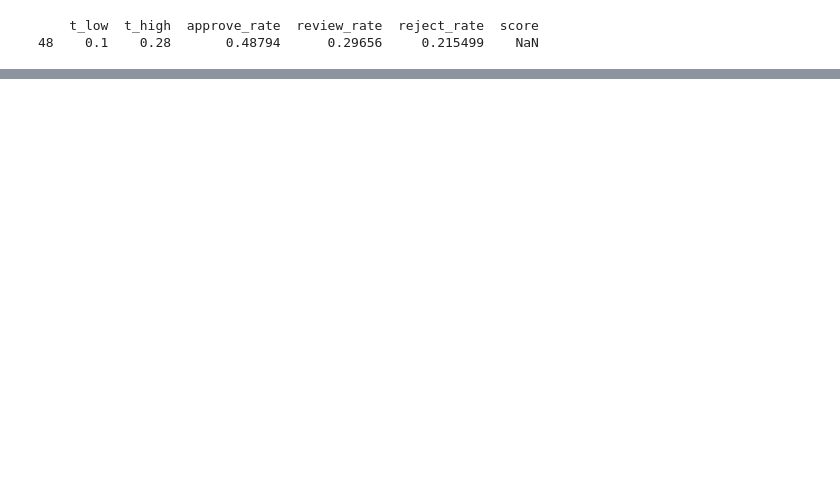
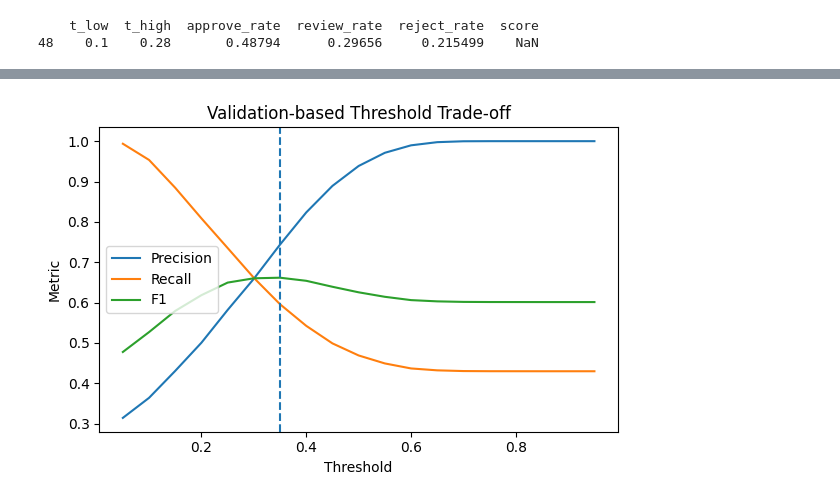
Before and after one commit to shaneqwaszx/riskgate-underwriting-engine, a Jupyter notebook: internal_test.ipynb, the cells around one changed output, grey strips where cells are left out. Cells and saved outputs as stored; diff of their text form; code cells hidden in the pictures; blank space fills up the shorter version.

```diff
--- a/internal_test.ipynb
+++ b/internal_test.ipynb
@@ -447,0 +470,20 @@ FileNotFoundError: [Errno 2] No such file or directory: 'riskgate_randomized_cus
+# %%
+import pandas as pd
+import matplotlib.pyplot as plt
+
+sweep = pd.read_csv("artifacts/threshold_sweep.csv")
+
+plt.figure(figsize=(6, 4))
+plt.plot(sweep["threshold"], sweep["precision"], label="Precision")
+plt.plot(sweep["threshold"], sweep["recall"], label="Recall")
+plt.plot(sweep["threshold"], sweep["f1"], label="F1")
+plt.axvline(0.35, linestyle="--")
+plt.xlabel("Threshold")
+plt.ylabel("Metric")
+plt.title("Validation-based Threshold Trade-off")
+plt.legend()
+plt.tight_layout()
+plt.savefig("fig_threshold_tradeoff.png", dpi=300, bbox_inches="tight")
+plt.show()
+# %% [output]
+[figure, added]
```
Also changed, not shown: parts of 6 cells of this notebook, 1 other file.
